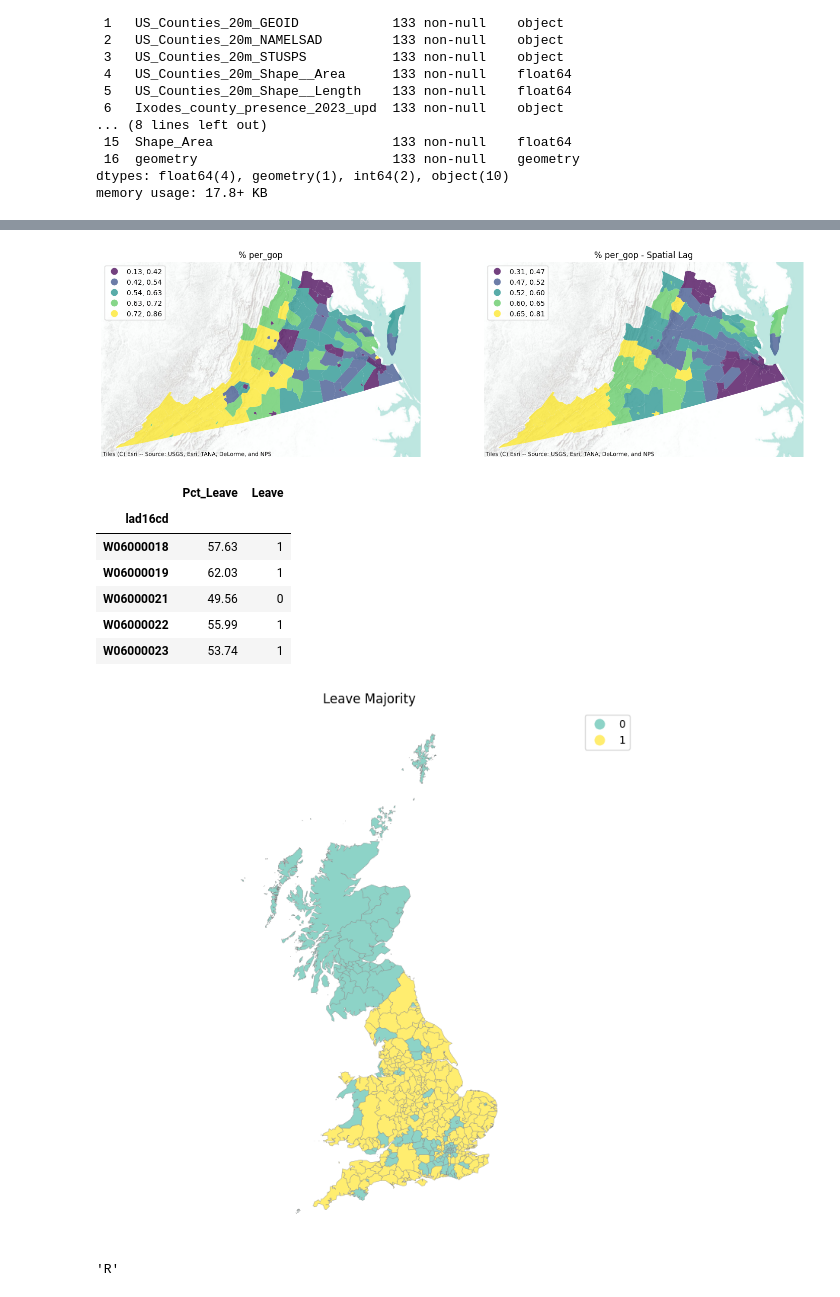
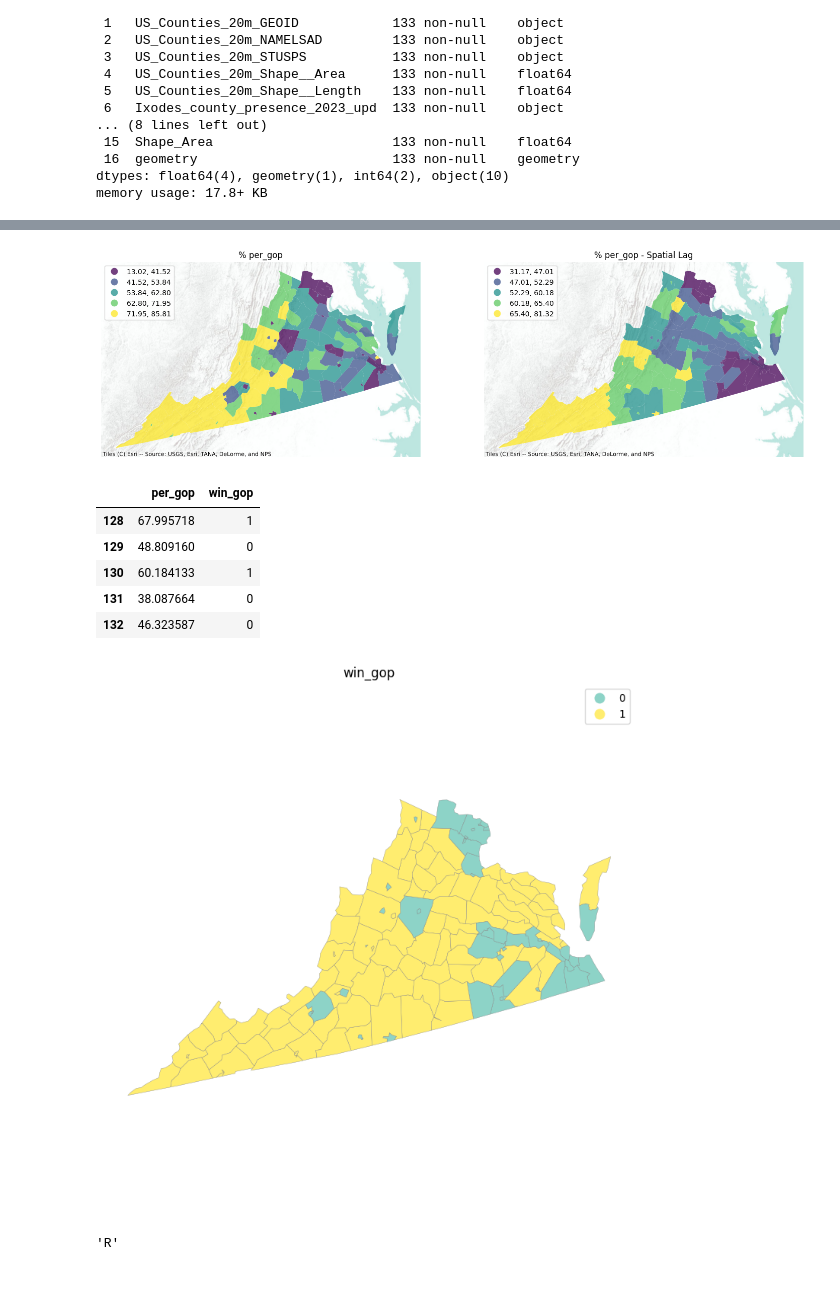
Before and after one commit to leogismap/Global_spatial_autocorrelation_2024_presidential_election_virginia, a Jupyter notebook: Global_Spatial_Autocorrelation.ipynb, the cells around one changed output, grey strips where cells are left out. Drawn from its saved outputs; the diff is of its cells as text; code cells hidden in the pictures.

```diff
--- a/Global_Spatial_Autocorrelation.ipynb
+++ b/Global_Spatial_Autocorrelation.ipynb
@@ -39,5 +55,9 @@ memory usage: 10.5+ KB
 # %%
 va_vote_df['county_fips'] = va_vote_df['county_fips'].astype("string")
+# %%
+va_vote_df['per_gop'] = va_vote_df['per_gop']*100
+va_vote_df['per_dem'] = va_vote_df['per_dem']*100
+va_vote_df['per_point_diff'] = va_vote_df['per_point_diff']*100
 # %%
 va_vote_df
 # %% [output]
@@ -195,36 +205,35 @@ contextily.add_basemap(
 
 plt.show()
 # %% [output]
-[figure, old version]
+[figure, new version]
 # %%
-db["Leave"] = (db["Pct_Leave"] > 50).astype(int)
-db[["Pct_Leave", "Leave"]].tail()
+db["win_gop"] = (db["per_gop"] > db["per_dem"] ).astype(int)
+db[["per_gop", "win_gop"]].tail()
 # %% [output]
-|  | Pct_Leave | Leave |
-| lad16cd |  |  |
-| W06000018 | 57.63 | 1 |
-| W06000019 | 62.03 | 1 |
-| W06000021 | 49.56 | 0 |
-| W06000022 | 55.99 | 1 |
-| W06000023 | 53.74 | 1 |
+|  | per_gop | win_gop |
+| 128 | 67.995718 | 1 |
+| 129 | 48.809160 | 0 |
+| 130 | 60.184133 | 1 |
+| 131 | 38.087664 | 0 |
+| 132 | 46.323587 | 0 |
 # %%
 f, ax = plt.subplots(1, figsize=(9, 9))
 db.plot(
     ax=ax,
-    column="Leave",
+    column="win_gop",
     categorical=True,
     legend=True,
     edgecolor="0.5",
     linewidth=0.25,
     cmap="Set3",
     figsize=(9, 9),
 )
 ax.set_axis_off()
-ax.set_title("Leave Majority")
+ax.set_title("win_gop")
 plt.axis("equal")
 plt.show()
 # %% [output]
-[figure, old version]
+[figure, new version]
 # %%
 w.transform
 # %% [output]
```
Also changed, not shown: parts of 19 cells of this notebook.
